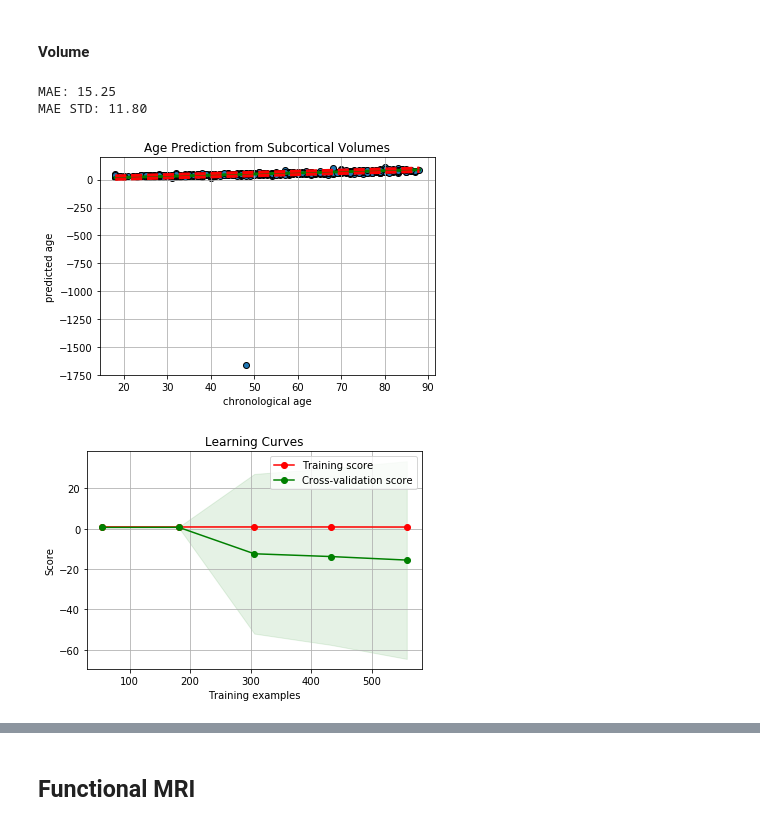
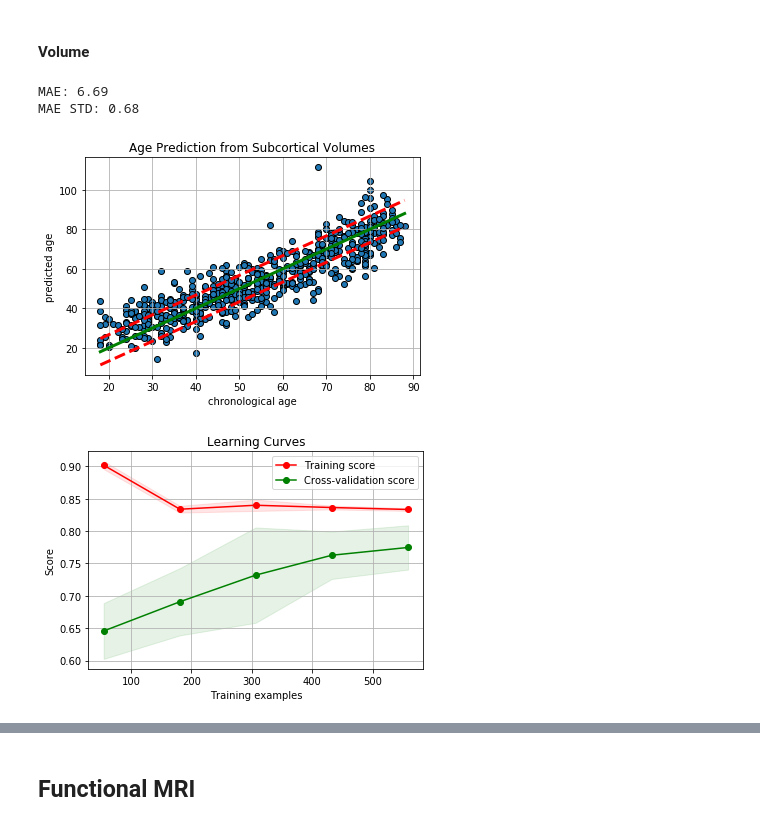
Before and after one commit to OlehKSS/camcan_analysis, a Jupyter notebook: notebook/mri/age_prediction.ipynb, the cells around one changed output, grey strips where cells are left out. Cells and saved outputs as stored; diff of their text form; code cells hidden in the pictures.

Commit message:
Fix volume outliers - CC410354

```diff
--- a/notebook/mri/age_prediction.ipynb
+++ b/notebook/mri/age_prediction.ipynb
@@ -13,6 +13,7 @@ from sklearn.metrics import mean_absolute_error, explained_variance_score, r2_sc
 from sklearn.model_selection import cross_val_score, cross_val_predict, learning_curve, ShuffleSplit
 from sklearn.pipeline import make_pipeline
 from sklearn.preprocessing import StandardScaler
+
 
 def run_ridge(data, subjects_data, alphas=None, train_sizes=None):
     """Helper for running ridge resgression.
@@ -46,6 +47,7 @@ def run_ridge(data, subjects_data, alphas=None, train_sizes=None):
 
     # prepare data, subjects age
     data_rnd = data.sample(frac=1)
+    subjects = data_rnd.index.values
     y = subjects_data.loc[data_rnd.index.values].age.values
     X = data_rnd.values
 
@@ -59,7 +61,7 @@ def run_ridge(data, subjects_data, alphas=None, train_sizes=None):
     train_sizes, train_scores, test_scores = \
         learning_curve(reg, X, y, cv=CV_STEPS, train_sizes=train_sizes)
 
-    return y, y_pred, mae, r2, train_sizes, train_scores, test_scores
+    return y, y_pred, mae, r2, train_sizes, train_scores, test_scores, subjects
 
 
 def plot_pred(y, y_pred, mae, title='Prediction vs Measured'):
@@ -180,0 +149,11 @@ thickness_data[thickness_data.isnull().any(axis=1)]
+# %%
+# read features
+
+area_data = pd.read_hdf('../../data/structural/structural_data.h5',
+                           key='area')
+thickness_data = pd.read_hdf('../../data/structural/structural_data.h5',
+                               key='thickness')
+volume_data = pd.read_hdf('../../data/structural/structural_data.h5',
+                            key='volume')
+
+volume_data.head()
@@ -191,7 +179,7 @@ mae_std = {}
 # %% [markdown]
 #### Area
 # %%
-y, y_pred, arr_mae, arr_r2, train_sizes, train_scores, test_scores = \
+y, y_pred, arr_mae, arr_r2, train_sizes, train_scores, test_scores, _ = \
     run_ridge(area_data, subjects_data)
 
 arr_mae = -arr_mae
@@ -213,7 +201,7 @@ MAE STD: 0.90
 # %% [markdown]
 #### Thickness
 # %%
-y, y_pred, arr_mae, arr_r2, train_sizes, train_scores, test_scores = run_ridge(thickness_data, subjects_data)
+y, y_pred, arr_mae, arr_r2, train_sizes, train_scores, test_scores, _ = run_ridge(thickness_data, subjects_data)
 
 arr_mae = -arr_mae
 mae = arr_mae.mean()
@@ -234,21 +222,21 @@ MAE STD: 0.64
 # %% [markdown]
 #### Volume
 # %%
-y, y_pred, arr_mae, arr_r2, train_sizes, train_scores, test_scores = run_ridge(volume_data, subjects_data)
+y, y_pred, arr_mae, arr_r2, train_sizes, train_scores, test_scores, sbjs = run_ridge(volume_data, subjects_data)
 
 arr_mae = -arr_mae
 mae = arr_mae.mean()
 std = arr_mae.std()
 
 print('MAE: %.2f' % mae)
 print('MAE STD: %.2f' % std)
 
 mae_std['Subcortical Volumes'] = (mae, std)
 
 plot_pred(y, y_pred, mae, title='Age Prediction from Subcortical Volumes')
 plot_learning_curve(train_sizes, train_scores, test_scores)
 # %% [output]
-MAE: 15.25
-MAE STD: 11.80
+MAE: 6.69
+MAE STD: 0.68
-[figure, old version]
+[figure, new version]
-[figure, old version]
+[figure, new version]
```
Also changed, not shown: parts of 8 cells of this notebook, 5 other files.
